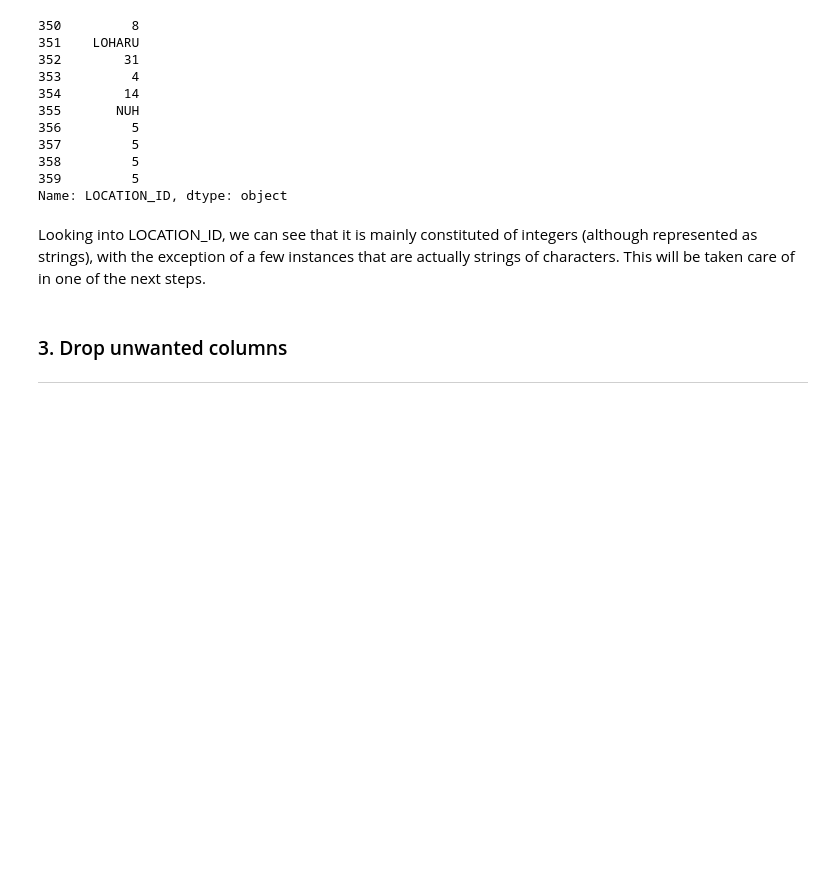
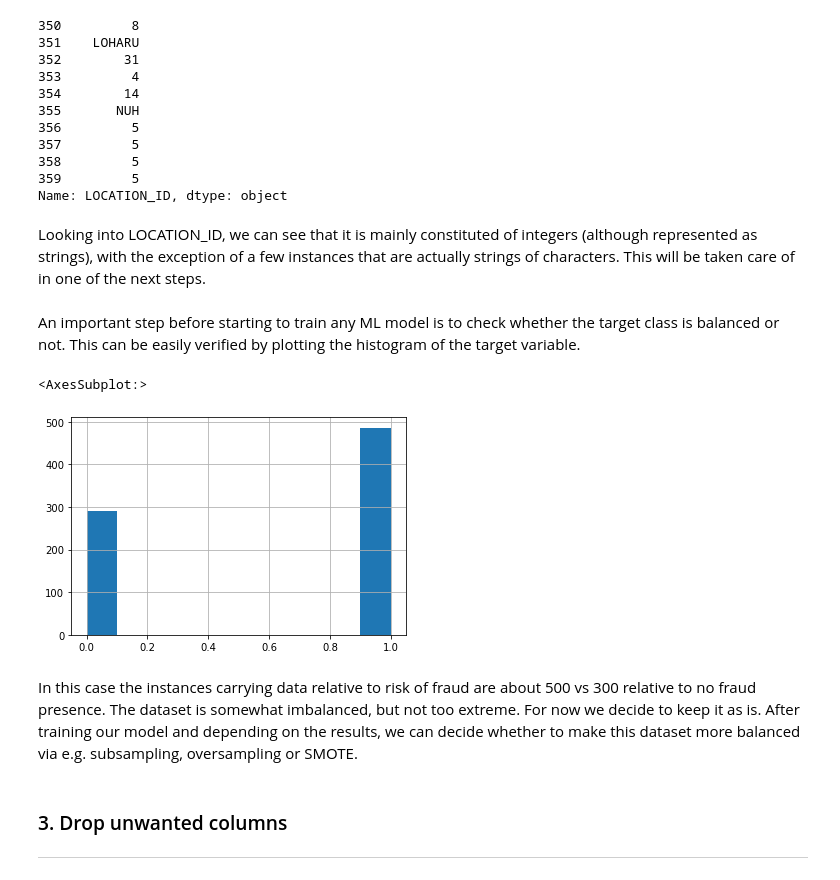
Before and after one commit to classifyML/machine-learning, a Jupyter notebook: Fraud Detection/FraudDetection.ipynb, the cells around one changed output. Cells and saved outputs as stored; diff of their text form; code cells hidden in the pictures; blank space fills up the shorter version.

```diff
--- a/Fraud Detection/FraudDetection.ipynb
+++ b/Fraud Detection/FraudDetection.ipynb
@@ -107,6 +107,15 @@ data['LOCATION_ID'][350:360]
 Name: LOCATION_ID, dtype: object
 # %% [markdown]
 Looking into LOCATION_ID, we can see that it is mainly constituted of integers (although represented as strings), with the exception of a few instances that are actually strings of characters. This will be taken care of in one of the next steps.
+# %% [markdown]
+An important step before starting to train any ML model is to check whether the target class is balanced or not. This can be easily verified by plotting the histogram of the target variable.
+# %%
+data['Risk'].hist()
+# %% [output]
+<AxesSubplot:>
+[figure, added]
+# %% [markdown]
+In this case the instances carrying data relative to risk of fraud are about 500 vs 300 relative to no fraud presence. The dataset is somewhat imbalanced, but not too extreme. For now we decide to keep it as is. After training our model and depending on the results, we can decide whether to make this dataset more balanced via e.g. subsampling, oversampling or SMOTE.
 # %% [markdown]
 ### 3. Drop unwanted columns
 
```
Also changed, not shown: parts of 29 cells of this notebook.
